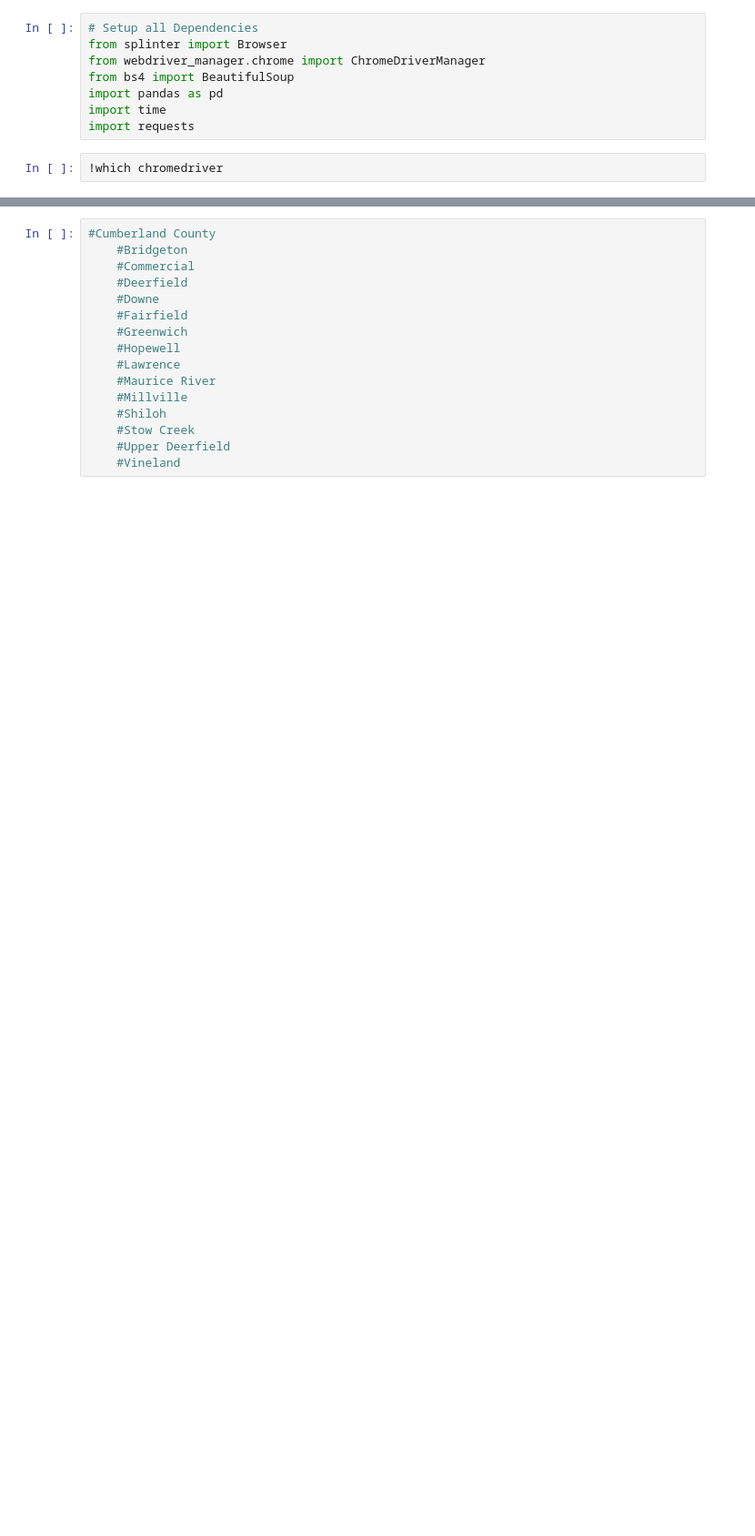
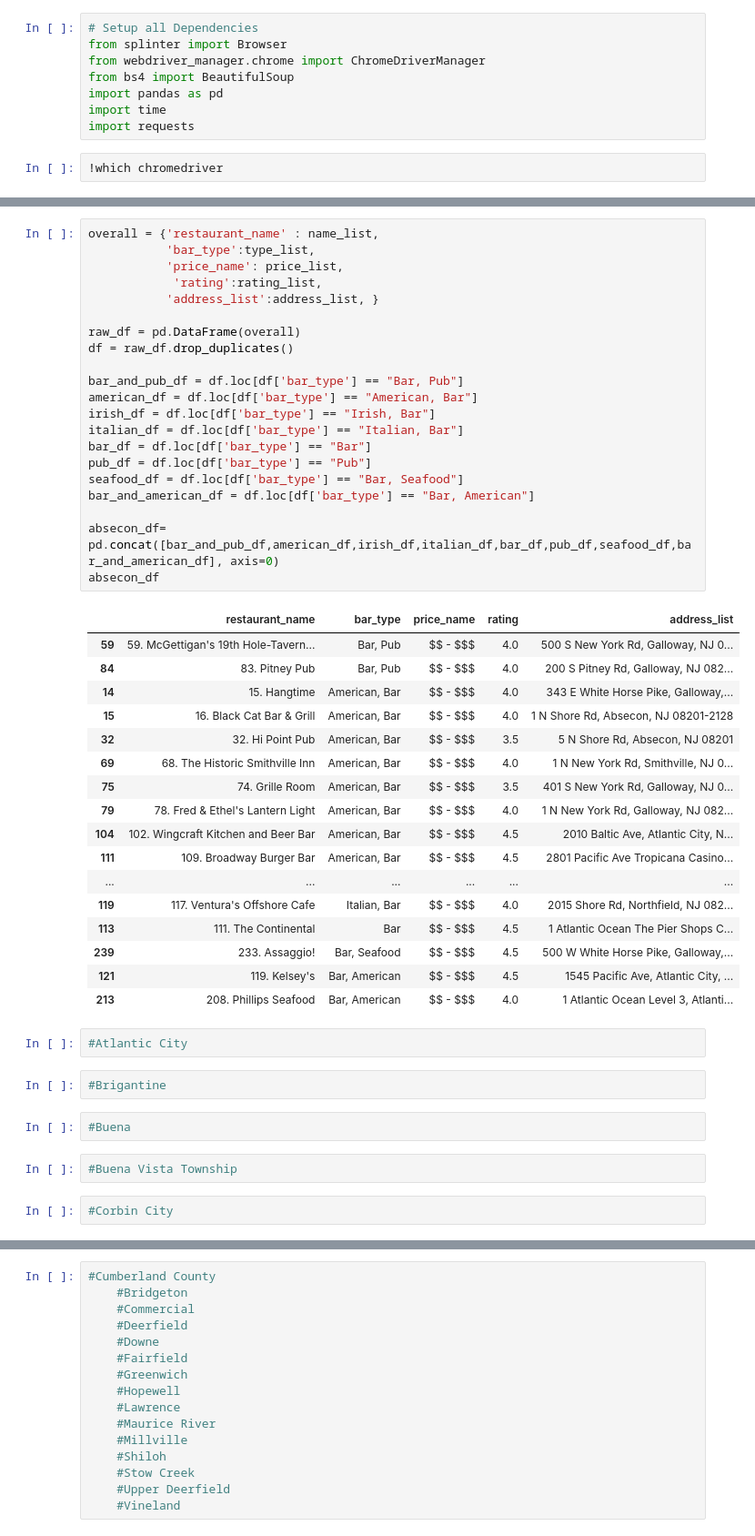
Before and after one commit to RyanAdamGonzalez1996/New-Jersey-Bars, a Jupyter notebook: Extract/new_jersey_bar_data.ipynb, the cells around one changed output, grey strips where cells are left out. Shown at 91% size. Cells and saved outputs as stored; diff of their text form; blank space fills up the shorter version.

```diff
--- a/Extract/new_jersey_bar_data.ipynb
+++ b/Extract/new_jersey_bar_data.ipynb
@@ -54,0 +207,49 @@ browser.visit(url)
+# %%
+overall = {'restaurant_name' : name_list,
+           'bar_type':type_list,
+           'price_name': price_list,
+            'rating':rating_list,
+           'address_list':address_list, }
+
+raw_df = pd.DataFrame(overall)
+df = raw_df.drop_duplicates()
+
+bar_and_pub_df = df.loc[df['bar_type'] == "Bar, Pub"]
+american_df = df.loc[df['bar_type'] == "American, Bar"]
+irish_df = df.loc[df['bar_type'] == "Irish, Bar"]
+italian_df = df.loc[df['bar_type'] == "Italian, Bar"]
+bar_df = df.loc[df['bar_type'] == "Bar"]
+pub_df = df.loc[df['bar_type'] == "Pub"]
+seafood_df = df.loc[df['bar_type'] == "Bar, Seafood"]
+bar_and_american_df = df.loc[df['bar_type'] == "Bar, American"]
+
+absecon_df= pd.concat([bar_and_pub_df,american_df,irish_df,italian_df,bar_df,pub_df,seafood_df,bar_and_american_df], axis=0)
+absecon_df
+# %% [output]
+|  | restaurant_name | bar_type | price_name | rating | address_list |
+| 59 | 59. McGettigan's 19th Hole-Tavern... | Bar, Pub | $$ - $$$ | 4.0 | 500 S New York Rd, Galloway, NJ 0... |
+| 84 | 83. Pitney Pub | Bar, Pub | $$ - $$$ | 4.0 | 200 S Pitney Rd, Galloway, NJ 082... |
+| 14 | 15. Hangtime | American, Bar | $$ - $$$ | 4.0 | 343 E White Horse Pike, Galloway,... |
+| 15 | 16. Black Cat Bar & Grill | American, Bar | $$ - $$$ | 4.0 | 1 N Shore Rd, Absecon, NJ 08201-2128 |
+| 32 | 32. Hi Point Pub | American, Bar | $$ - $$$ | 3.5 | 5 N Shore Rd, Absecon, NJ 08201 |
+| 69 | 68. The Historic Smithville Inn | American, Bar | $$ - $$$ | 4.0 | 1 N New York Rd, Smithville, NJ 0... |
+| 75 | 74. Grille Room | American, Bar | $$ - $$$ | 3.5 | 401 S New York Rd, Galloway, NJ 0... |
+| 79 | 78. Fred & Ethel's Lantern Light | American, Bar | $$ - $$$ | 4.0 | 1 N New York Rd, Galloway, NJ 082... |
+| 104 | 102. Wingcraft Kitchen and Beer Bar | American, Bar | $$ - $$$ | 4.5 | 2010 Baltic Ave, Atlantic City, N... |
+| 111 | 109. Broadway Burger Bar | American, Bar | $$ - $$$ | 4.5 | 2801 Pacific Ave Tropicana Casino... |
+| ... | ... | ... | ... | ... | ... |
+| 119 | 117. Ventura's Offshore Cafe | Italian, Bar | $$ - $$$ | 4.0 | 2015 Shore Rd, Northfield, NJ 082... |
+| 113 | 111. The Continental | Bar | $$ - $$$ | 4.5 | 1 Atlantic Ocean The Pier Shops C... |
+| 239 | 233. Assaggio! | Bar, Seafood | $$ - $$$ | 4.5 | 500 W White Horse Pike, Galloway,... |
+| 121 | 119. Kelsey's | Bar, American | $$ - $$$ | 4.5 | 1545 Pacific Ave, Atlantic City, ... |
+| 213 | 208. Phillips Seafood | Bar, American | $$ - $$$ | 4.0 | 1 Atlantic Ocean Level 3, Atlanti... |
+# %%
+#Atlantic City
+# %%
+#Brigantine
+# %%
+#Buena
+# %%
+#Buena Vista Township
+# %%
+#Corbin City
```
Also changed, not shown: parts of 10 cells of this notebook.
